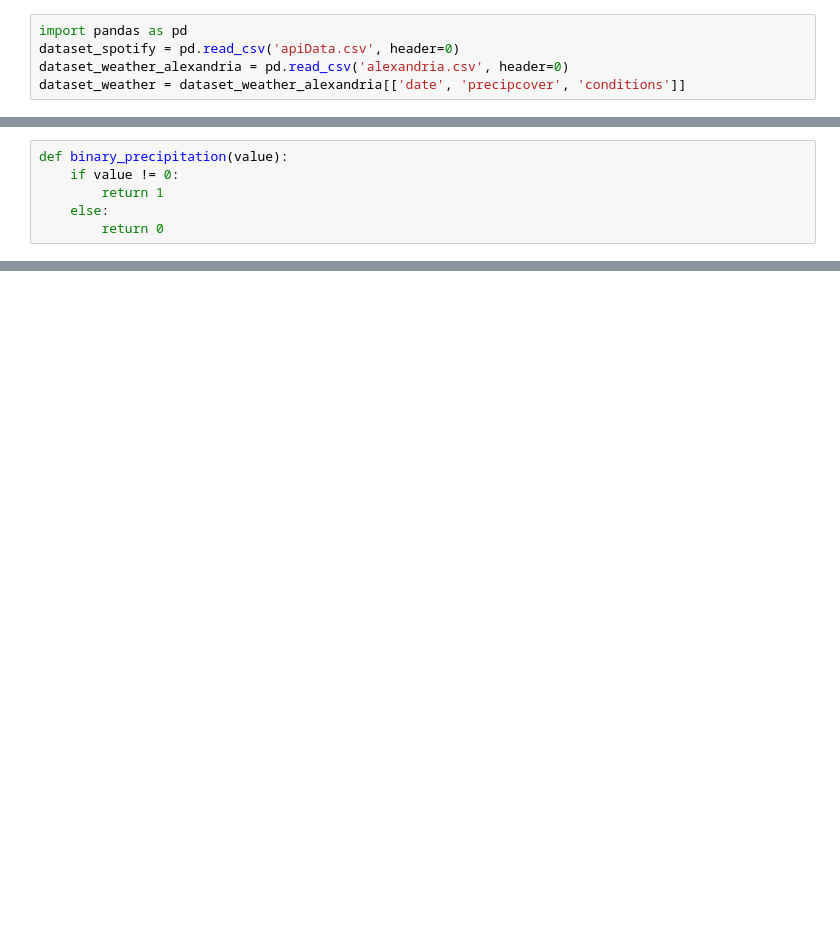
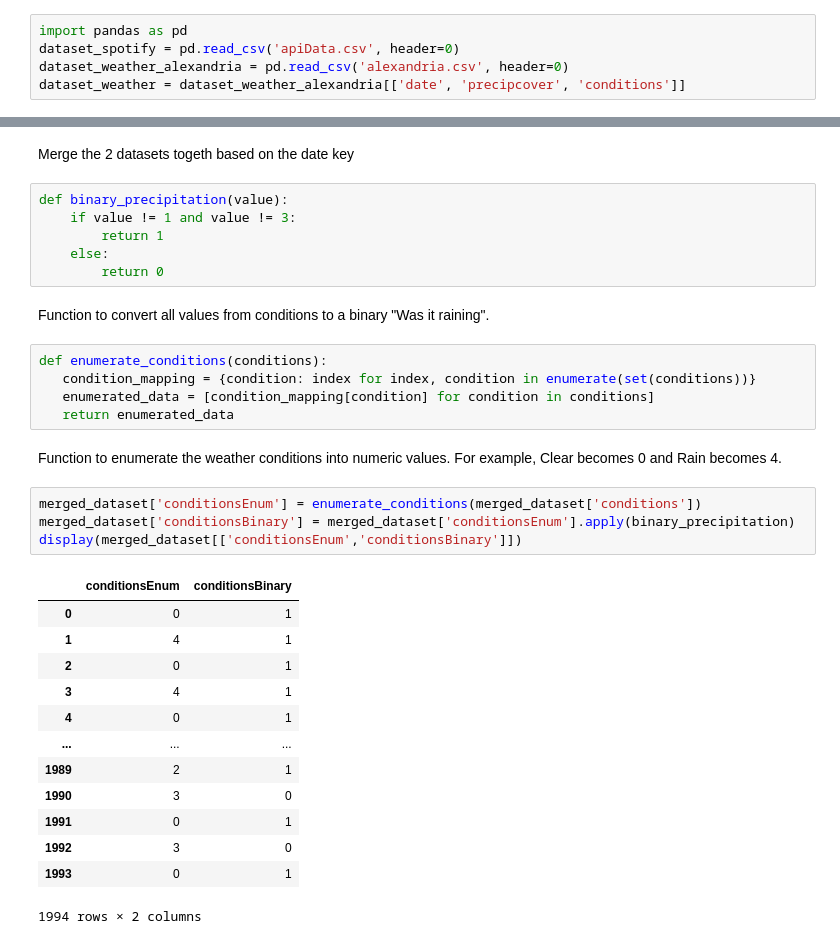
Before and after one commit to GU-Student-Projects/CPSC222, a Jupyter notebook: Final Project/final_project.ipynb, the cells around one changed output, grey strips where cells are left out. Saved outputs shown, nothing was run; the diff lists cells and outputs as text; blank space fills up the shorter version.

```diff
--- a/Final Project/final_project.ipynb
+++ b/Final Project/final_project.ipynb
@@ -9,6 +7,0 @@ merged_dataset = dataset_spotify.merge(dataset_weather, on='date',)
-# %%
-def binary_precipitation(value):
-    if value != 0:
-        return 1
-    else:
-        return 0
@@ -88,0 +26,35 @@ Accuracy: 0.6516290726817042
+# %% [markdown]
+Merge the 2 datasets togeth based on the date key
+# %%
+def binary_precipitation(value):
+    if value != 1 and value != 3:
+        return 1
+    else:
+        return 0
+# %% [markdown]
+Function to convert all values from conditions to a binary "Was it raining".
+# %%
+def enumerate_conditions(conditions):
+   condition_mapping = {condition: index for index, condition in enumerate(set(conditions))}
+   enumerated_data = [condition_mapping[condition] for condition in conditions]
+   return enumerated_data
+# %% [markdown]
+Function to enumerate the weather conditions into numeric values. For example, Clear becomes 0 and Rain becomes 4.
+# %%
+merged_dataset['conditionsEnum'] = enumerate_conditions(merged_dataset['conditions'])
+merged_dataset['conditionsBinary'] = merged_dataset['conditionsEnum'].apply(binary_precipitation)
+display(merged_dataset[['conditionsEnum','conditionsBinary']])
+# %% [output]
+|  | conditionsEnum | conditionsBinary |
+| 0 | 0 | 1 |
+| 1 | 4 | 1 |
+| 2 | 0 | 1 |
+| 3 | 4 | 1 |
+| 4 | 0 | 1 |
+| ... | ... | ... |
+| 1989 | 2 | 1 |
+| 1990 | 3 | 0 |
+| 1991 | 0 | 1 |
+| 1992 | 3 | 0 |
+| 1993 | 0 | 1 |
+1994 rows × 2 columns
```
Also changed, not shown: parts of 35 cells of this notebook, 1 other file.
